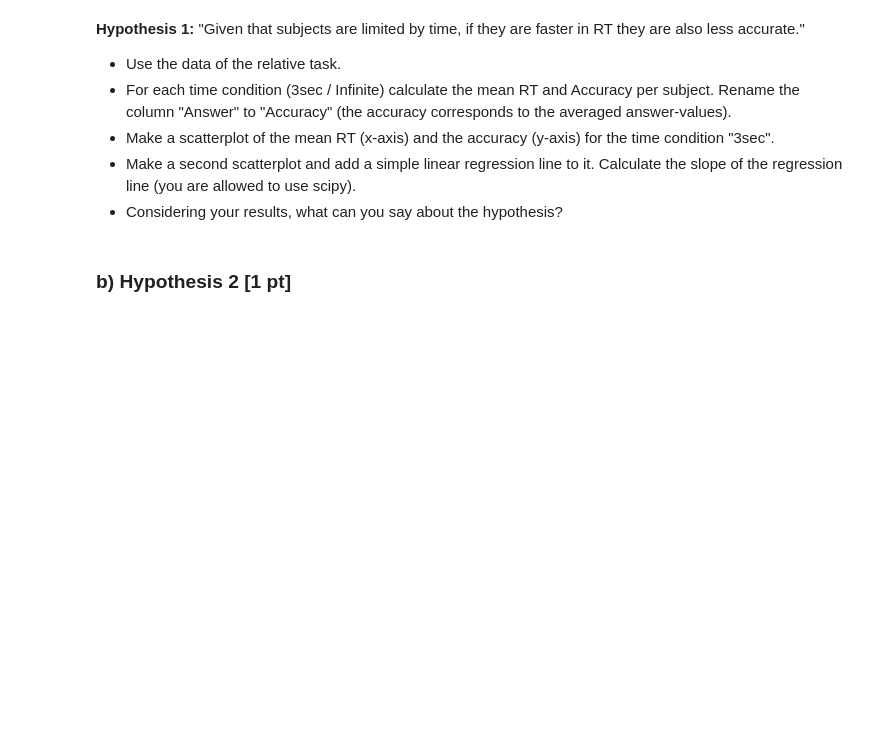
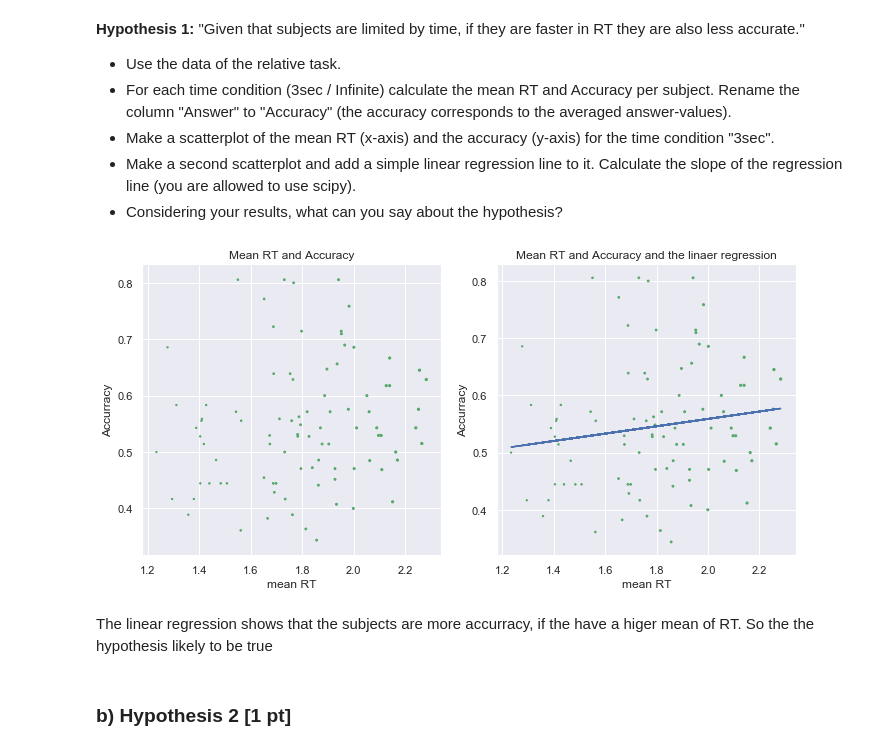
Before and after one commit to NBP-ACC/week-5-acc_2, a Jupyter notebook: sheet03.ipynb, the cells around one changed output. Cells and saved outputs as stored; diff of their text form; code cells hidden in the pictures; blank space fills up the shorter version.

```diff
--- a/sheet03.ipynb
+++ b/sheet03.ipynb
@@ -98,7 +98,8 @@ def get_reaction_time(data: pd.DataFrame, task: str, time: str, modifier = None)
     """
 
     # Select the data
-    selection = data[(data["Task"] == task) & (data["Time"] == time)][["Subject", "ReactionTime"]]
+    selection = data[(data["Task"] == task) & (data["Time"] == time)]
+
 
     # Calculate the data
     selection = selection.groupby('Subject').mean()
@@ -127,6 +128,7 @@ def plot_data(data: pd.DataFrame, modifier = None) -> None:
             # Get the actual data
             selection = get_reaction_time(data, task, time, modifier)
 
+
             # Plot it
             part = axes[time_index, task_index]
             sns.violinplot(y="ReactionTime", data=selection, inner='quartile', ax=part)
@@ -184,3 +184,49 @@ After the removal of outlier the interpretation of the distibution gets easier.
+# %%
+
+def plot_data_scatter(data, modifier = None):
+    "Plot the reaction times for the Relative Task to test the hypothesis 1 with filter data"
+
+    #Get the avaliable times and the task "Relative"
+    times = data['Time'].unique()
+    task = "Relative"
+
+    #Create ths graph
+    fig, axes = plt.subplots(ncols=2, figsize= (10,5))
+
+    #Changes the column Answer to Accuracy
+    data_renamend = data
+    data_renamend = data_renamend.rename(index=str, columns={"Answer": "Accuracy"})
+
+    #Fill the graph)
+    for time in times:
+            #Gets the selected data
+
+            selection=  get_reaction_time(data_renamend, task, time, modifier)
+
+            # Select the data for plotting
+            if time == "3sec":
+
+                #Intialzi x and y for plotting
+                x = selection["ReactionTime"]
+                y = selection["Accuracy"]
+                #Calculates the linear regression
+                slope, intercept, r_value, p_value, std_err  = stats.linregress(x,y)
+
+                #plots the first scatterplot
+                axes[0].set(xlabel = "mean RT", yLabel = "Accurracy", title = "Mean RT and Accuracy" )
+                axes[0].scatter( x , y, s = (x)**2, c = 'g')
+
+                #plots the second scatterplat
+                axes[1].plot(x, intercept + slope*x)
+                axes[1].scatter (x , y, s = (x)**2, c = 'g')
+                axes[1].set(xlabel = "mean RT", yLabel = "Accurracy", title = "Mean RT and Accuracy and the linaer regression")
+                fig.tight_layout()
+
+plot_data_scatter(data, modifier = filter_outlier)
+# %% [output]
+[figure, added]
+# %% [markdown]
+The linear regression shows that the subjects are more accurracy, if the have a higer mean of RT. So the the hypothesis likely to be true
 # %% [markdown]
 ### b) Hypothesis 2 [1 pt]
 # %% [markdown]
```
Also changed, not shown: parts of 3 cells of this notebook.
